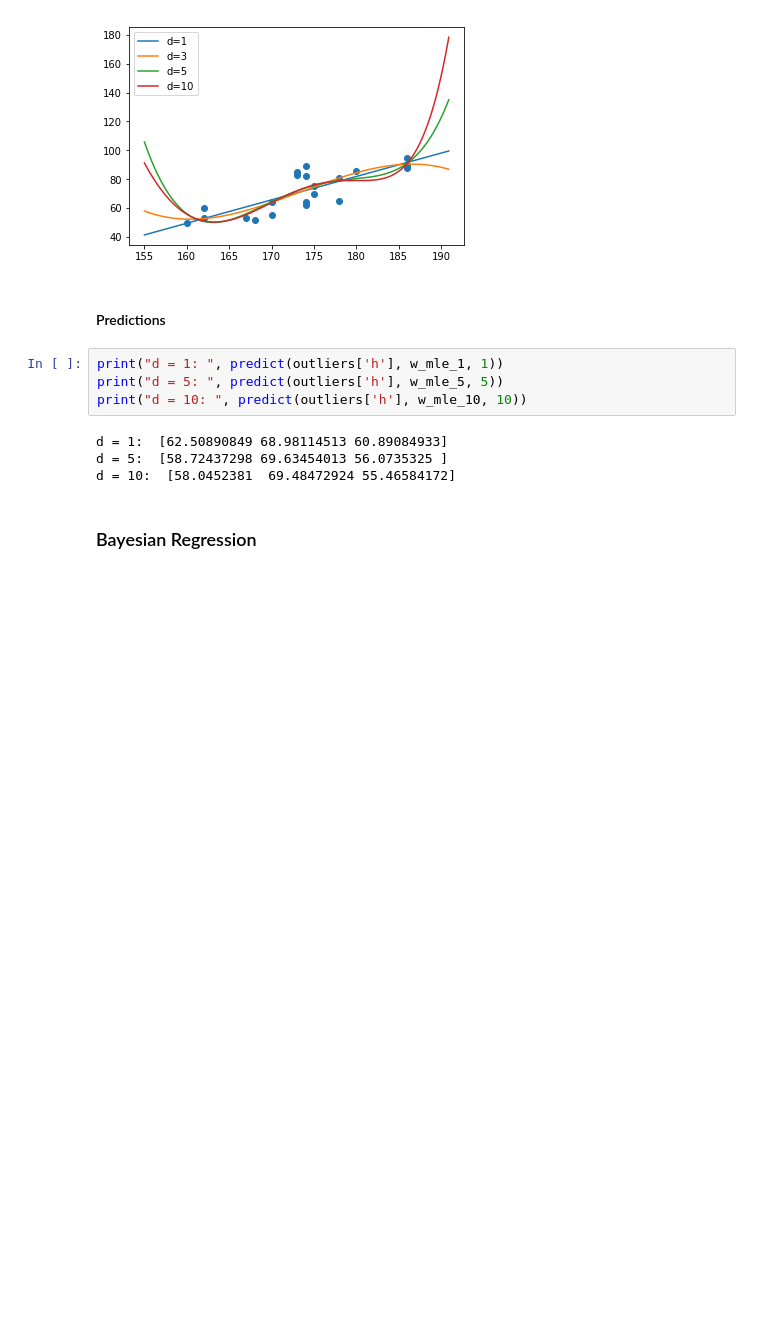
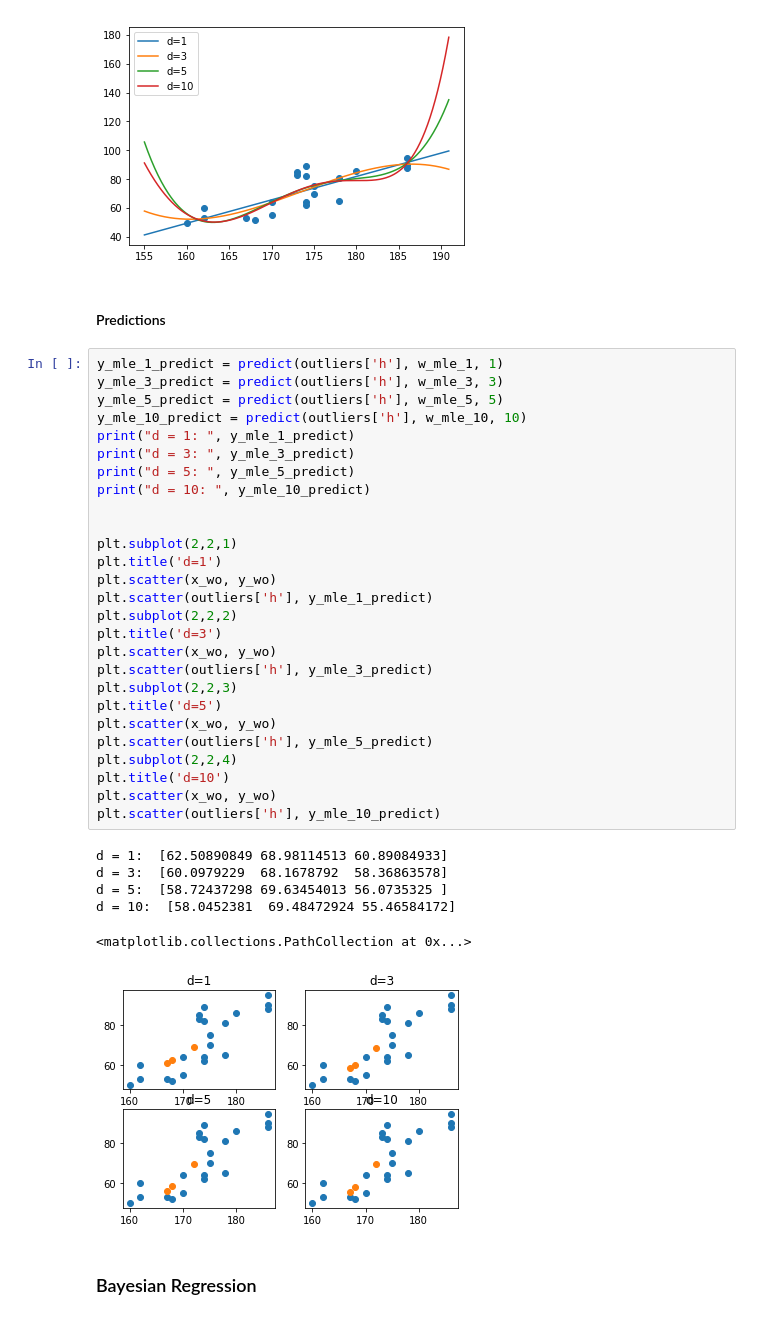
Before and after one commit to ManojPrabhakar/PatternRecognition, a Jupyter notebook: Project2/2.1+2.3/2.1+2.3.ipynb, the cells around one changed output. Cells and saved outputs as stored; diff of their text form; blank space fills up the shorter version.

Commit message:
2.1 2.3 prediction plot

```diff
--- a/Project2/2.1+2.3/2.1+2.3.ipynb
+++ b/Project2/2.1+2.3/2.1+2.3.ipynb
@@ -101,14 +101,40 @@ To use the future default and silence this warning we advise to pass `rcond=None
 [figure]
 # %% [markdown]
 #### Predictions
-# %%
-print("d = 1: ", predict(outliers['h'], w_mle_1, 1))
-print("d = 5: ", predict(outliers['h'], w_mle_5, 5))
-print("d = 10: ", predict(outliers['h'], w_mle_10, 10))
-# %% [output]
-d = 1:  [62.50890849 68.98114513 60.89084933]
-d = 5:  [58.72437298 69.63454013 56.0735325 ]
-d = 10:  [58.0452381  69.48472924 55.46584172]
+# %%
+y_mle_1_predict = predict(outliers['h'], w_mle_1, 1)
+y_mle_3_predict = predict(outliers['h'], w_mle_3, 3)
+y_mle_5_predict = predict(outliers['h'], w_mle_5, 5)
+y_mle_10_predict = predict(outliers['h'], w_mle_10, 10)
+print("d = 1: ", y_mle_1_predict)
+print("d = 3: ", y_mle_3_predict)
+print("d = 5: ", y_mle_5_predict)
+print("d = 10: ", y_mle_10_predict)
+
+
+plt.subplot(2,2,1)
+plt.title('d=1')
+plt.scatter(x_wo, y_wo)
+plt.scatter(outliers['h'], y_mle_1_predict)
+plt.subplot(2,2,2)
+plt.title('d=3')
+plt.scatter(x_wo, y_wo)
+plt.scatter(outliers['h'], y_mle_3_predict)
+plt.subplot(2,2,3)
+plt.title('d=5')
+plt.scatter(x_wo, y_wo)
+plt.scatter(outliers['h'], y_mle_5_predict)
+plt.subplot(2,2,4)
+plt.title('d=10')
+plt.scatter(x_wo, y_wo)
+plt.scatter(outliers['h'], y_mle_10_predict)
+# %% [output]
+d = 1:  [62.50890849 68.98114513 60.89084933]
+d = 3:  [60.0979229  68.1678792  58.36863578]
+d = 5:  [58.72437298 69.63454013 56.0735325 ]
+d = 10:  [58.0452381  69.48472924 55.46584172]
+<matplotlib.collections.PathCollection at 0x...>
+[figure, added]
 # %% [markdown]
 ### Bayesian Regression
 # %%
```
Also changed, not shown: parts of 6 cells of this notebook.
